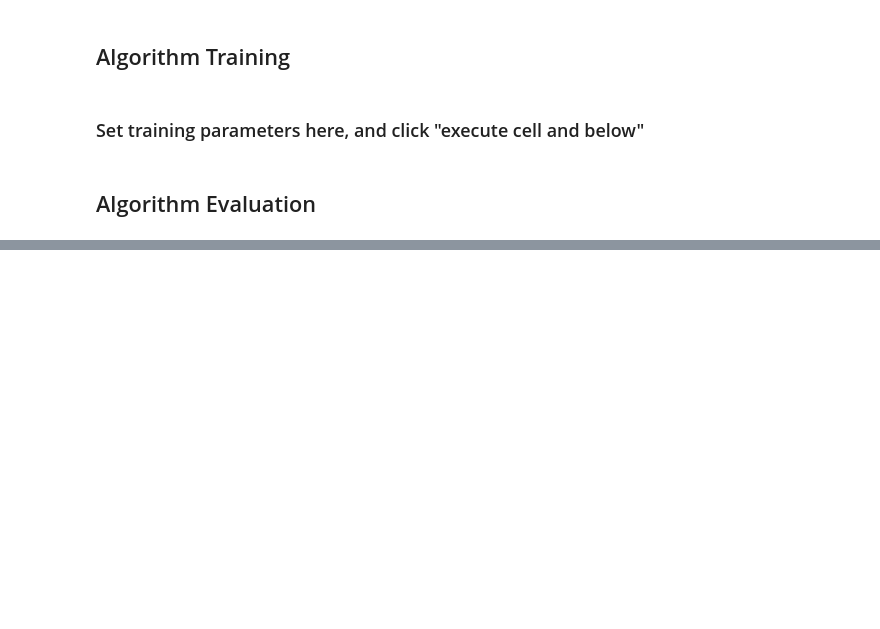
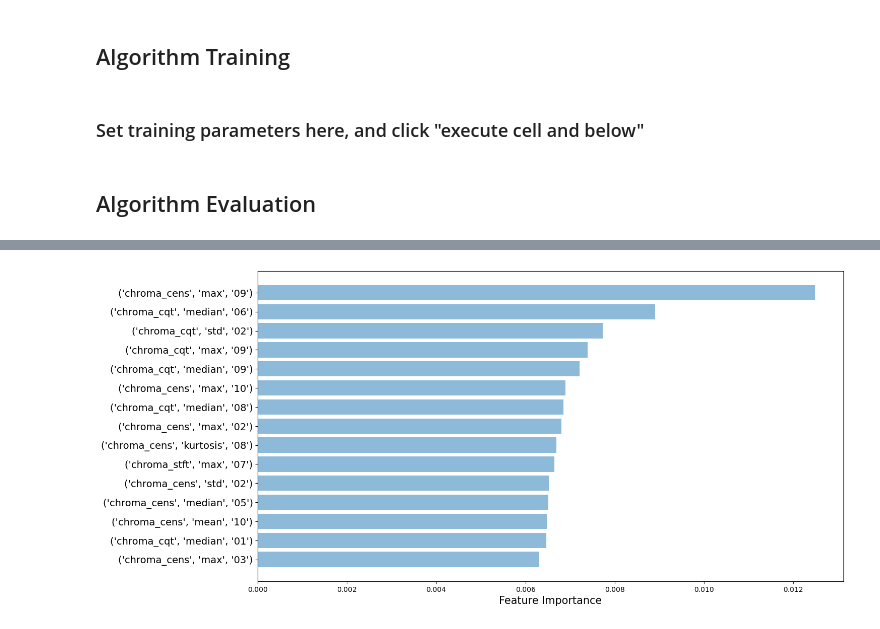
Before and after one commit to Daniel-Lin-S/SML_practical, a Jupyter notebook: Lin.ipynb, the cells around one changed output, grey strips where cells are left out. Saved outputs shown, nothing was run; the diff lists cells and outputs as text; code cells hidden in the pictures; blank space fills up the shorter version.

```diff
--- a/Lin.ipynb
+++ b/Lin.ipynb
@@ -337,0 +362,27 @@ plot_heatmap(avg_conf_mat, f'classifier: {classifier}')
+# %%
+# Get feature importances
+importance_scores = models[0].feature_importances_
+
+# Sort feature importances in descending order
+sorted_indices = np.argsort(importance_scores)[::-1]
+
+labels = [X.columns[i] for i in sorted_indices]
+
+# labels_array = []
+# for x in labels:
+#     labels_array.append(" ".join([x[0], x[2], x[1]]))
+
+
+# Plot the top 20 most important features
+n_features = 15
+plt.figure(figsize=(15, 8))
+plt.barh(range(n_features), importance_scores[sorted_indices][:n_features], align='center', alpha=0.5)
+plt.yticks(range(n_features), labels[:n_features], rotation=0, fontsize=14)
+plt.xlabel('Feature Importance', fontsize=15)
+# plt.ylabel('Feature', fontsize=15)
+# plt.title(f'Top {n_features} Most Important Features')
+plt.gca().invert_yaxis()
+
+plt.savefig('figures/xgboost_feature_weight.png', bbox_inches="tight", dpi=300)
+# %% [output]
+[figure, added]
```
Also changed, not shown: parts of 7 cells of this notebook, 3 other files.
